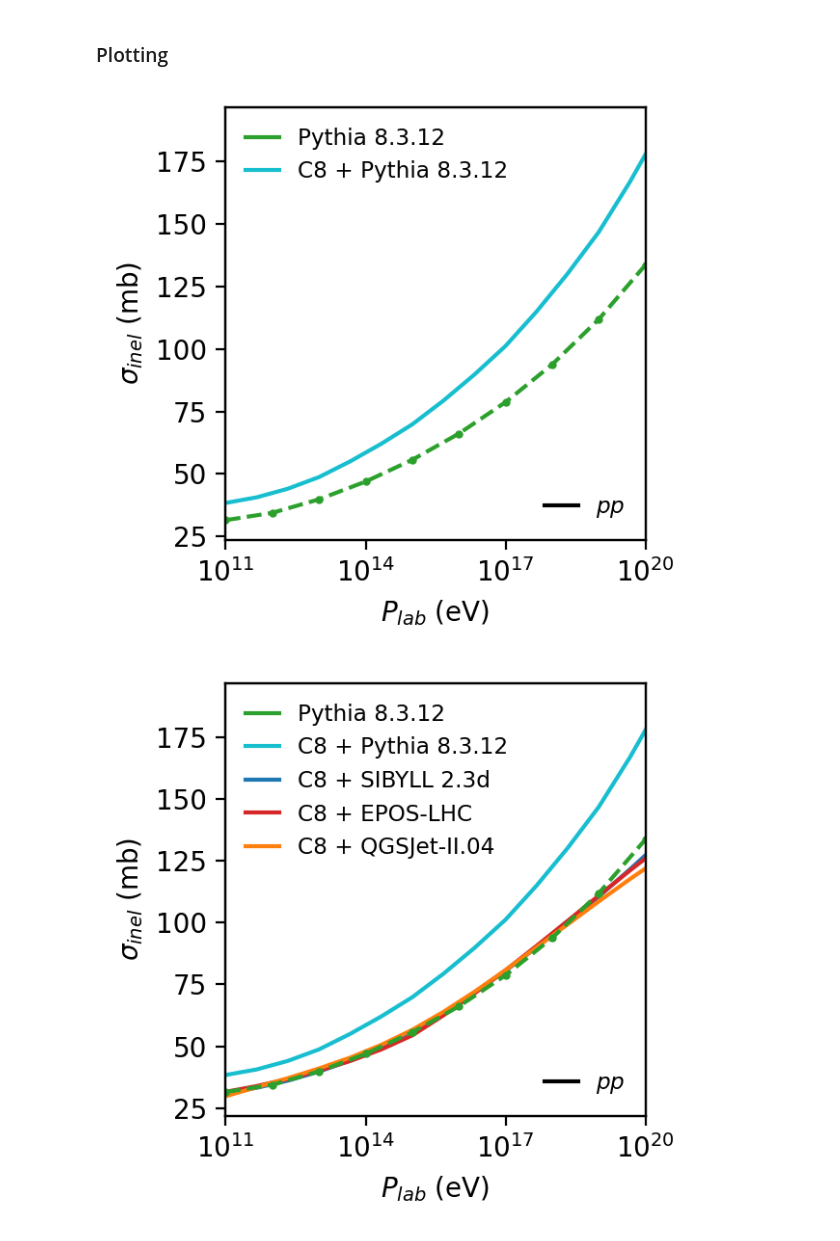
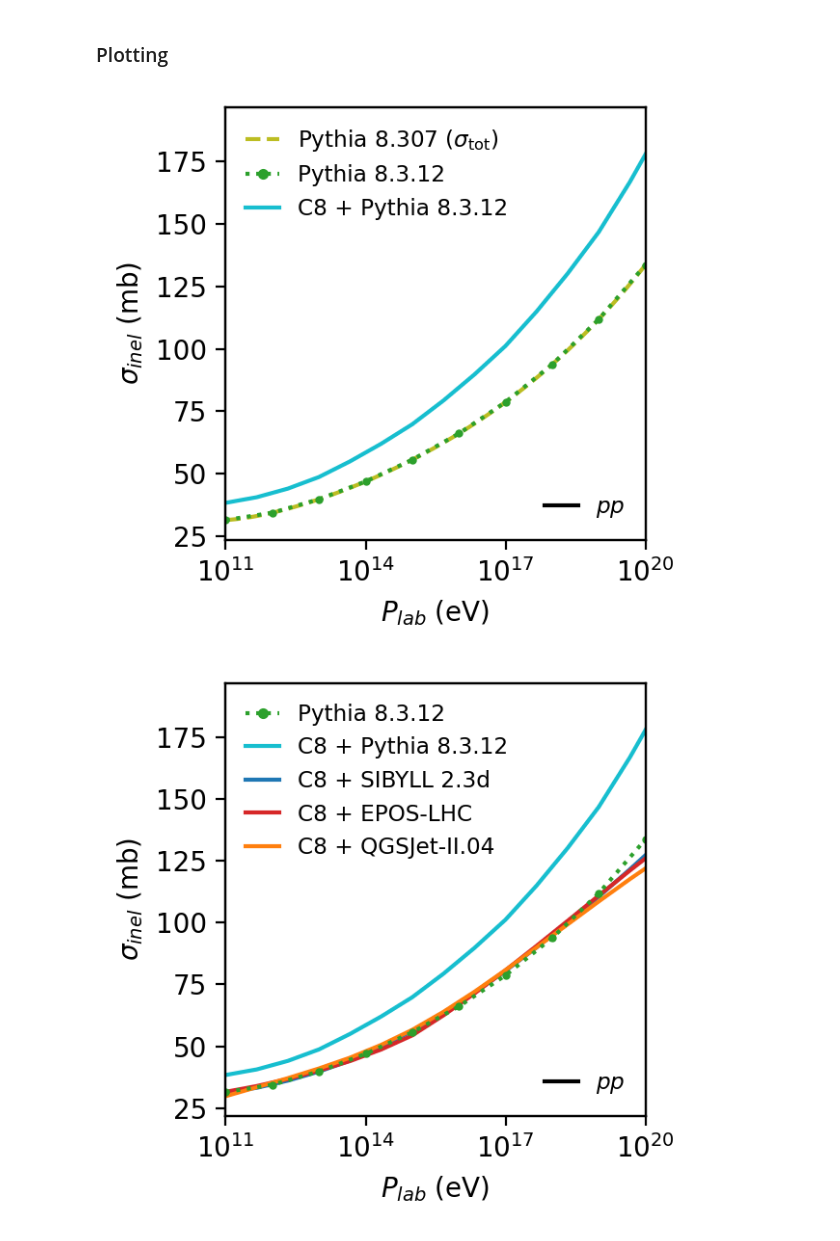
Before and after one commit to gaudu/pythia8312, a Jupyter notebook: examples/compare_pythia8312_corsika8_xsec.ipynb, the cells around one changed output. Saved outputs shown, nothing was run; the diff lists cells and outputs as text; code cells hidden in the pictures.

Commit message:
add cross-sections from Pythia 8.3.07

```diff
--- a/examples/compare_pythia8312_corsika8_xsec.ipynb
+++ b/examples/compare_pythia8312_corsika8_xsec.ipynb
@@ -13,3 +15,6 @@ xsec_path = '~/PYTHIA/pythia8312/examples/pythia8311_c8wpythia8312'
+# %%
+xs_p_p_py8307 = loadtxt('/home/gaudu/PYTHIA/pythia8312/examples/pythia8311_c8wpythia8312/xs_p_p_Pythia8307.dat', unpack=True)
+xs_p_O_py8307 = loadtxt('/home/gaudu/PYTHIA/pythia8312/examples/pythia8311_c8wpythia8312/xs_p_O_Pythia8307.dat', unpack=True)
 # %% [markdown]
 Files from Felix Riehn for hadronic interaction model datasets: Sibyll 2.3d, EPOS-LHC, QGSJet-II.04 and Pythia 8.3.12 via Corsika 8.
 # %%
@@ -30,31 +35,32 @@ elab_py8311 = [1e+11, 1e+12, 1e+13, 1e+14, 1e+15, 1e+16, 1e+17, 1e+18, 1e+19, 1e
 # %%
 fig, ax = plt.subplots(figsize=(3.2,3), dpi=200)
 ax.set(xlim=(1e11,1e20))
 ax.set_xscale('log')
 ax.set(xlabel=r"$P_{lab}$ (eV)", ylabel=r"$\sigma_{inel}$ (mb)")
 
-ax.errorbar(elab_py8311, xs_p_p_py8311, yerr=xs_p_p_py8311_err, c='tab:green', fmt='o', ms=2, ecolor='lightgrey', elinewidth=4, ls='--')
-ax.plot([None], [None], "-", color="tab:green", label="Pythia 8.3.12")
+ax.plot(xs_p_p_py8307[0,:], xs_p_p_py8307[1,:], "--", color="tab:olive", label="Pythia 8.307 ($\\sigma_{\\mathrm{tot}}$)")
+ax.errorbar(elab_py8311, xs_p_p_py8311, yerr=xs_p_p_py8311_err, c='tab:green', fmt='o', ms=2, ecolor='lightgrey', elinewidth=4, ls=':')
+ax.plot([None], [None], ".:", color="tab:green", label="Pythia 8.3.12")
 ax.plot(xs_pp_pO_c8pythia8312[:,1]*1e9, xs_pp_pO_c8pythia8312[:,3], "-", color="tab:cyan", label="C8 + Pythia 8.3.12")
 ax.legend(loc='upper left', bbox_to_anchor=(0, 1), fontsize="small", frameon=False, handlelength=1.5)
 
 ax2 = ax.twinx()
 ax2.get_yaxis().set_visible(False)
 ax2.plot([None], [None], "-", color="black", label="$pp$")
 ax2.legend(loc='lower right', bbox_to_anchor=(1, 0), fontsize="small", frameon=False, handlelength=1.5)
 
 fig.tight_layout()
 fig.savefig("xs_inel_pp.png", dpi=400)
 # %% [output]
-[figure, old version]
+[figure, new version]
 # %%
 fig, ax = plt.subplots(figsize=(3.2,3), dpi=200)
 ax.set(xlim=(1e11,1e20))
 ax.set_xscale('log')
 ax.set(xlabel=r"$P_{lab}$ (eV)", ylabel=r"$\sigma_{inel}$ (mb)")
 
-ax.errorbar(elab_py8311, xs_p_p_py8311, yerr=xs_p_p_py8311_err, c='tab:green', fmt='o', ms=2, ecolor='lightgrey', elinewidth=4, ls='--')
-ax.plot([None], [None], "-", color="tab:green", label="Pythia 8.3.12")
+ax.errorbar(elab_py8311, xs_p_p_py8311, yerr=xs_p_p_py8311_err, c='tab:green', fmt='o', ms=2, ecolor='lightgrey', elinewidth=4, ls=':')
+ax.plot([None], [None], ".:", color="tab:green", label="Pythia 8.3.12")
 ax.plot(xs_pp_pO_c8pythia8312[:,1]*1e9, xs_pp_pO_c8pythia8312[:,3], "-", color="tab:cyan", label="C8 + Pythia 8.3.12")
 ax.plot(xs_pp_pO_c8sibyll[:,1]*1e9, xs_pp_pO_c8sibyll[:,3], "-", color="tab:blue", label="C8 + SIBYLL 2.3d")
 ax.plot(xs_pp_pO_c8epos[:,1]*1e9, xs_pp_pO_c8epos[:,3], "-", color="tab:red", label="C8 + EPOS-LHC")
@@ -69,4 +75,4 @@ ax2.legend(loc='lower right', bbox_to_anchor=(1, 0), fontsize="small", frameon=F
 fig.tight_layout()
 fig.savefig("xs_inel_pp.png", dpi=400)
 # %% [output]
-[figure, old version]
+[figure, new version]
```
Also changed, not shown: parts of 3 cells of this notebook.
